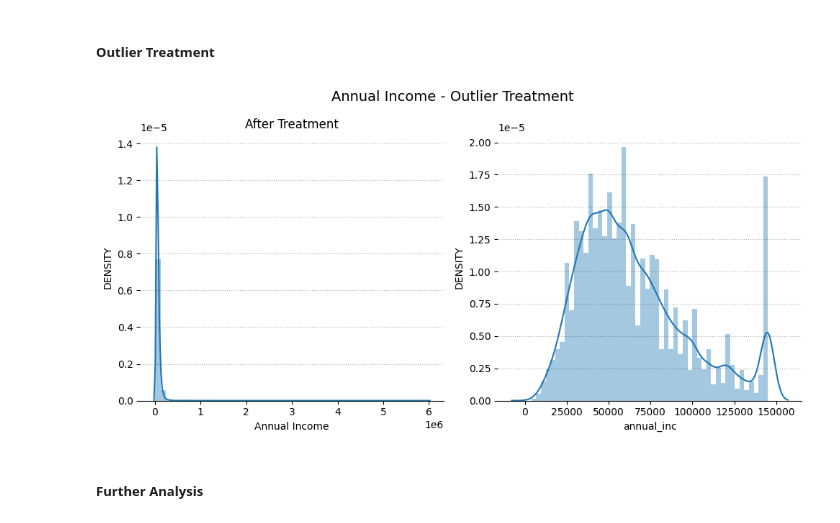
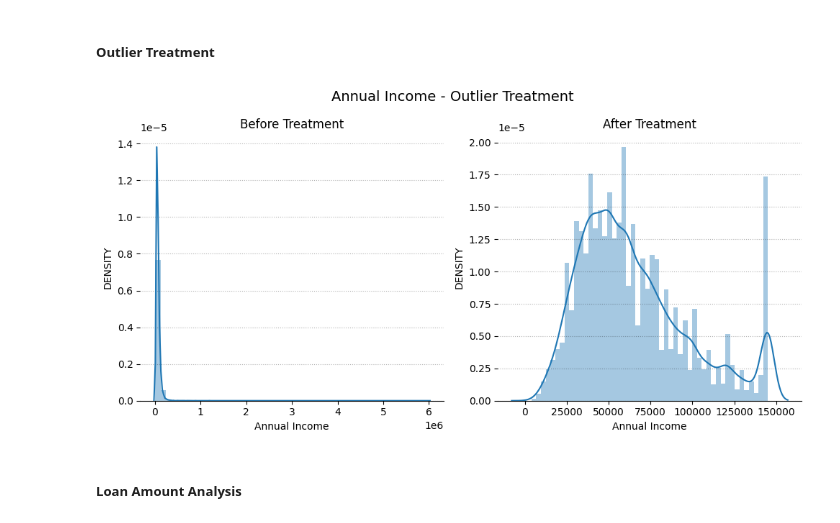
Before and after one commit to Theveetha/LendingClub_EDA_CaseStudy, a Jupyter notebook: LendingClub_EDA.ipynb, the cells around one changed output. Cells and saved outputs as stored; diff of their text form; code cells hidden in the pictures.

```diff
--- a/LendingClub_EDA.ipynb
+++ b/LendingClub_EDA.ipynb
@@ -806,28 +806,28 @@ num_fs
 # %%
 # Outlier Treatment for Annual Income
 fig, axes = plt.subplots(nrows=1,ncols=2,figsize=(10,5))
 axes = axes.flatten()
 
 distplot(data['annual_inc'],axes=axes[0])
 axes[0].set_xlabel('Annual Income')
 axes[0].set_title('Before Treatment')
 
 Q1 = data['annual_inc'].quantile(0.25)
 Q3 = data['annual_inc'].quantile(0.75)
 IQR = Q3 - Q1
 lf = Q1 - 1.5*IQR
 uf = Q3 + 1.5*IQR
 
 data['annual_inc'].clip(lower=lf,upper=uf,inplace=True)
 
 distplot(data['annual_inc'],axes=axes[1])
-axes[0].set_xlabel('Annual Income')
-axes[0].set_title('After Treatment')
+axes[1].set_xlabel('Annual Income')
+axes[1].set_title('After Treatment')
 
 plt.suptitle("Annual Income - Outlier Treatment",fontsize=14)
 plt.tight_layout()
 plt.show()
 # %% [output]
-[figure, old version]
+[figure, new version]
 # %% [markdown]
-##### **Further Analysis**
+##### **Loan Amount Analysis**
```
Also changed, not shown: parts of 16 cells of this notebook.
